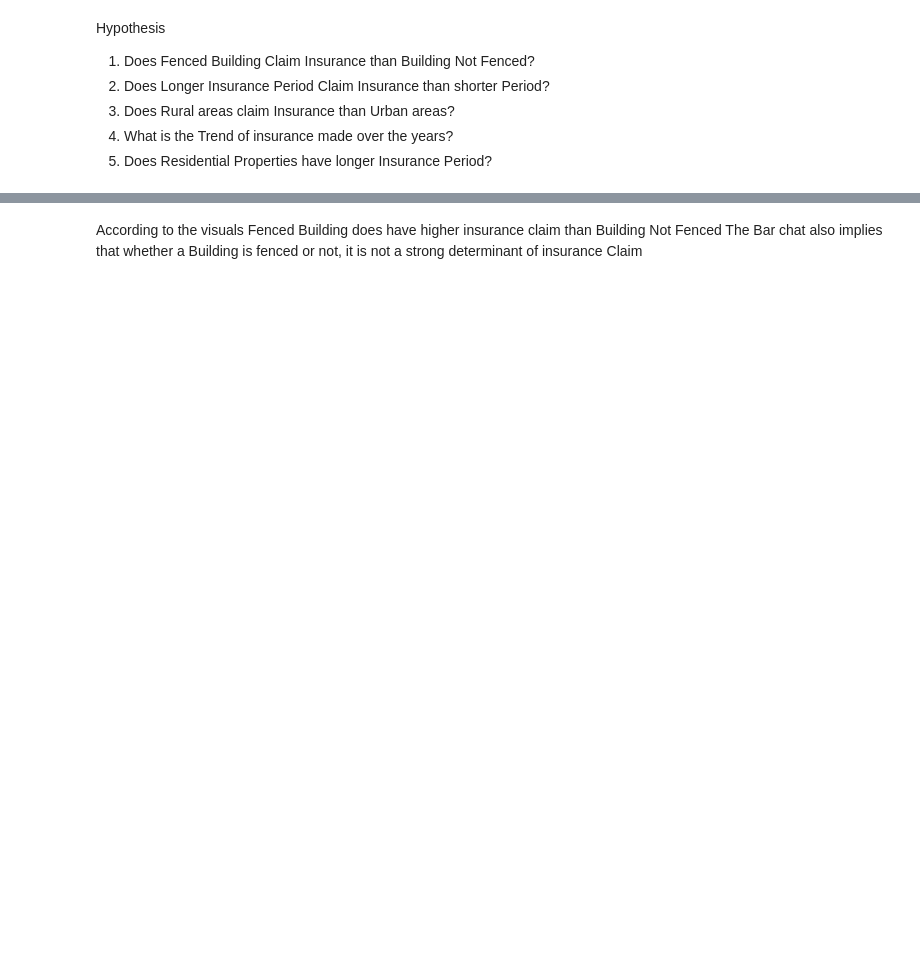
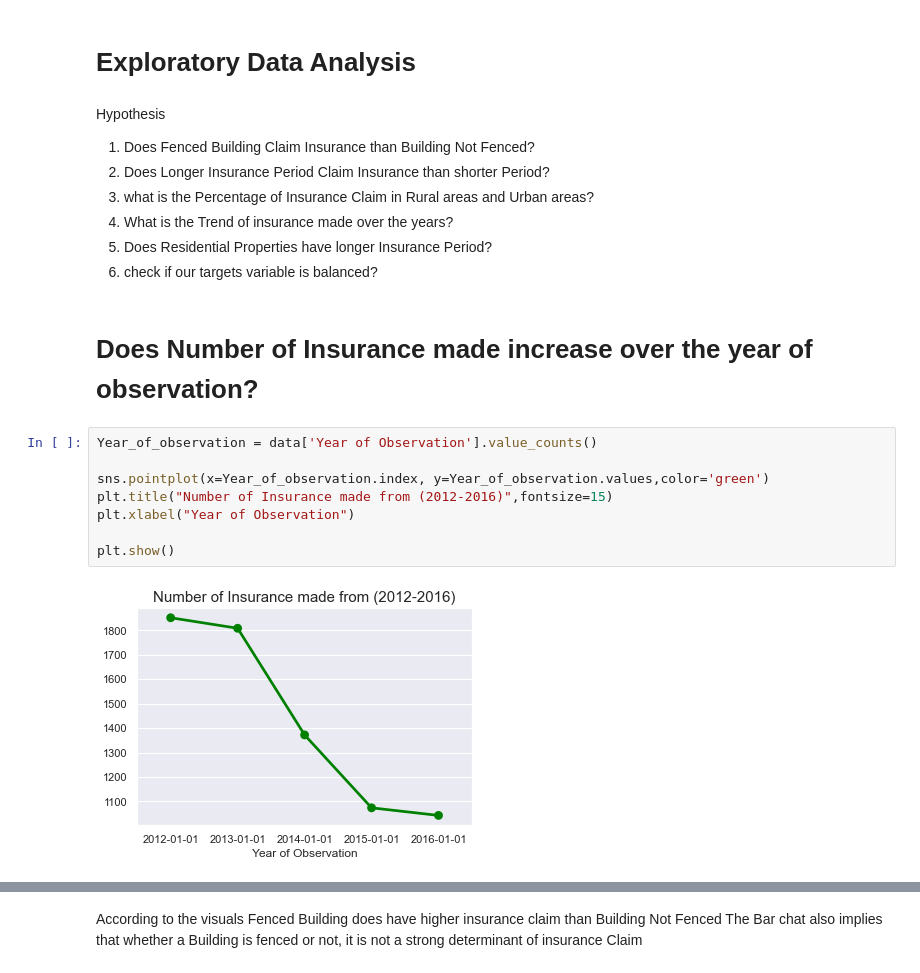
Before and after one commit to spydann/Insurance-Claim-Analysis-and-Prediction, a Jupyter notebook: Insurance/Data Visualization.ipynb, the cells around one changed output, grey strips where cells are left out. Cells and saved outputs as stored; diff of their text form; blank space fills up the shorter version.

```diff
--- a/Insurance/Data Visualization.ipynb
+++ b/Insurance/Data Visualization.ipynb
@@ -40,8 +51,23 @@ data.describe()
+# %% [markdown]
+# Exploratory Data Analysis
 # %% [markdown]
 Hypothesis
 
 1. Does Fenced Building Claim Insurance than Building Not Fenced?
 2. Does Longer Insurance Period Claim Insurance than shorter Period?
-3. Does Rural areas claim Insurance than Urban areas?
+3. what is the Percentage of Insurance Claim in Rural areas and Urban areas?
 4. What is the Trend of insurance made over the years?
 5. Does Residential Properties have longer Insurance Period?
+6. check if our targets variable is balanced?
+# %% [markdown]
+# Does Number of Insurance made increase over the year of observation?
+# %%
+Year_of_observation = data['Year of Observation'].value_counts()
+
+sns.pointplot(x=Year_of_observation.index, y=Year_of_observation.values,color='green')
+plt.title("Number of Insurance made from (2012-2016)",fontsize=15)
+plt.xlabel("Year of Observation")
+
+plt.show()
+# %% [output]
+[figure, added]
```
Also changed, not shown: parts of 45 cells of this notebook, 4 other files.
